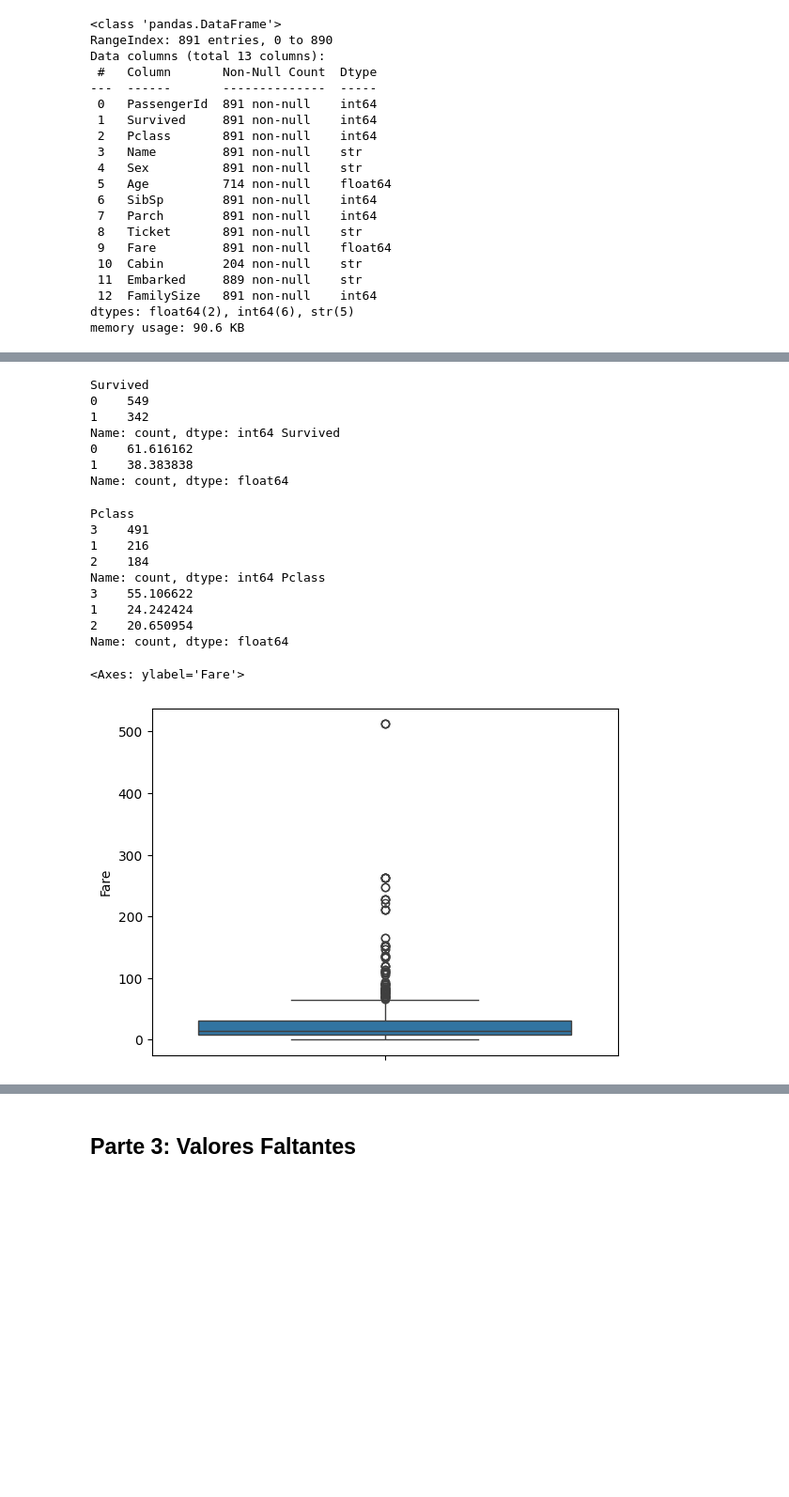
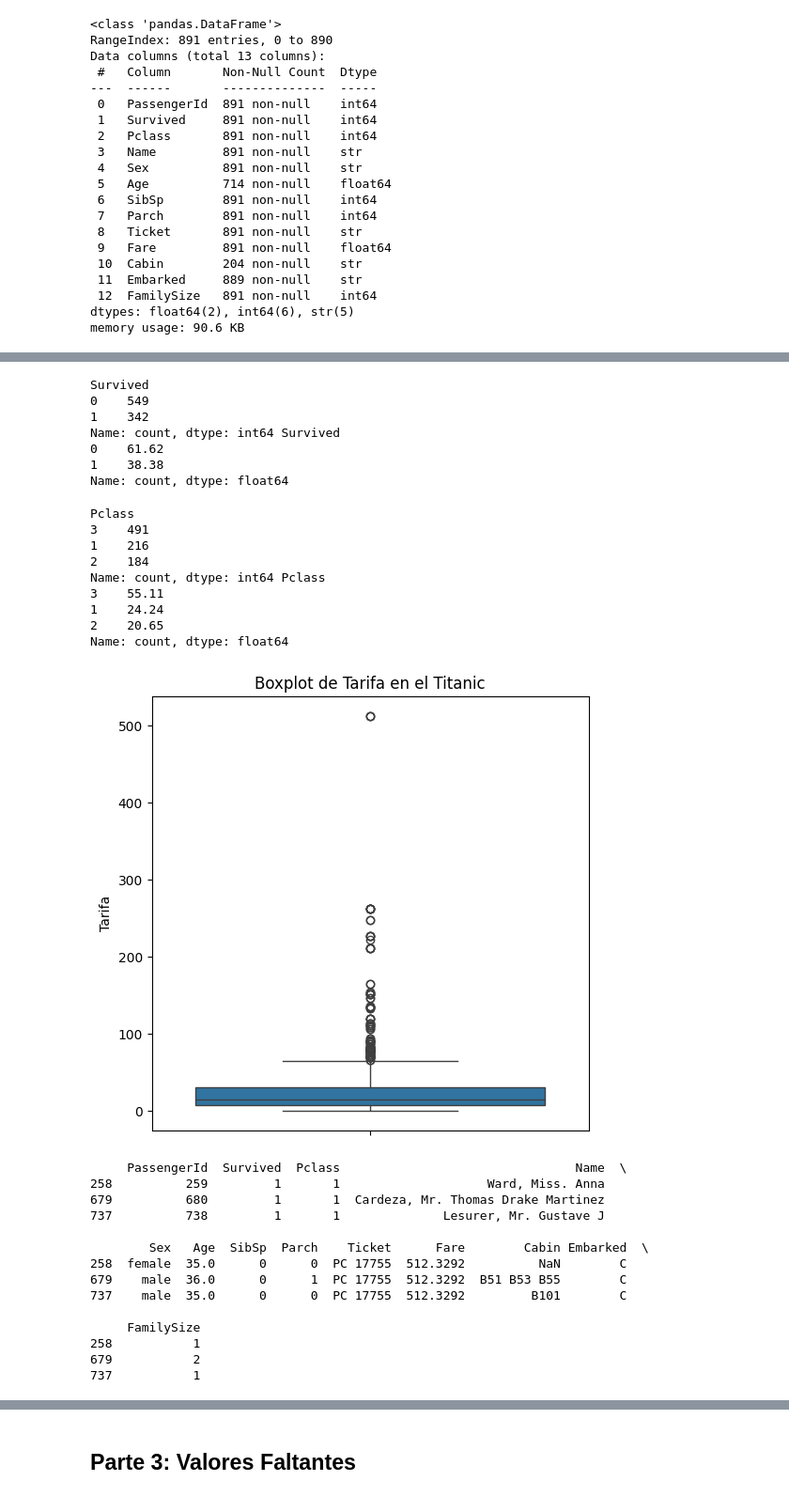
Before and after one commit to gil-brandon/TC2004B-gil-brandon, a Jupyter notebook: notebooks/Análisis_Exploratorio_de_Datos.ipynb, the cells around one changed output, grey strips where cells are left out. Shown at 94% size. Drawn from its saved outputs; the diff is of its cells as text; code cells hidden in the pictures; blank space fills up the shorter version.

```diff
--- a/notebooks/Análisis_Exploratorio_de_Datos.ipynb
+++ b/notebooks/Análisis_Exploratorio_de_Datos.ipynb
@@ -76,30 +73,53 @@ Variables a analizar:
 - FamilySize: ¿Cuanta gente viajaba en familia?
 # %%
 survived = titanic['Survived'].value_counts()
-print(survived, survived / len(titanic) * 100)
+
+print(survived, (survived / len(titanic) * 100).round(2))
 # %% [output]
 Survived
 0    549
 1    342
 Name: count, dtype: int64 Survived
-0    61.616162
-1    38.383838
+0    61.62
+1    38.38
 Name: count, dtype: float64
 # %%
 pcclass = titanic['Pclass'].value_counts()
-print(pcclass, pcclass / len(titanic) * 100)
+
+print(pcclass, (pcclass / len(titanic) * 100).round(2))
 # %% [output]
 Pclass
 3    491
 1    216
 2    184
 Name: count, dtype: int64 Pclass
-3    55.106622
-1    24.242424
-2    20.650954
+3    55.11
+1    24.24
+2    20.65
 Name: count, dtype: float64
 # %%
+plt.figure(figsize=(6, 6))
 sns.boxplot(data=titanic, y='Fare')
+plt.ylabel('Tarifa')
+plt.title('Boxplot de Tarifa en el Titanic')
+plt.show()
+
+mayores_300 = titanic.query('Fare > 300')
+
+print(mayores_300)
 # %% [output]
+[figure, new version]
-<Axes: ylabel='Fare'>
+     PassengerId  Survived  Pclass                                Name  \
+258          259         1       1                    Ward, Miss. Anna
+679          680         1       1  Cardeza, Mr. Thomas Drake Martinez
+737          738         1       1              Lesurer, Mr. Gustave J
+
+        Sex   Age  SibSp  Parch    Ticket      Fare        Cabin Embarked  \
+258  female  35.0      0      0  PC 17755  512.3292          NaN        C
+679    male  36.0      0      1  PC 17755  512.3292  B51 B53 B55        C
+737    male  35.0      0      0  PC 17755  512.3292         B101        C
+
+     FamilySize
+258           1
+679           2
+737           1
-[figure, old version]
```
Also changed, not shown: parts of 18 cells of this notebook.
